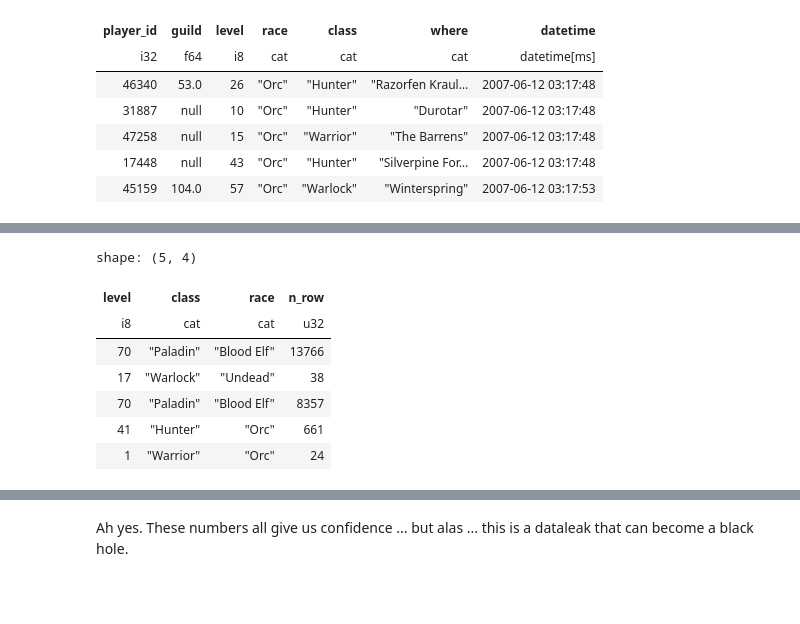
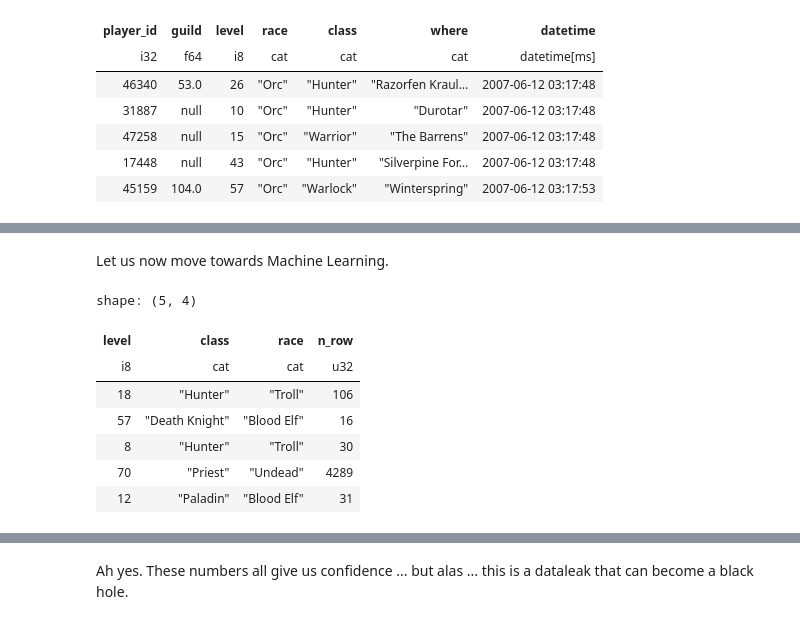
Before and after one commit to koaning/scikit-churn, a Jupyter notebook: why-scikit-churn.ipynb, the cells around one changed output, grey strips where cells are left out. Saved outputs shown, nothing was run; the diff lists cells and outputs as text; code cells hidden in the pictures; blank space fills up the shorter version.

```diff
--- a/why-scikit-churn.ipynb
+++ b/why-scikit-churn.ipynb
@@ -52,16 +28,37 @@ ml_df = (
-# %%
-y = np.array(ml_df['target']).astype(int)
-X = ml_df.drop("target", "player_id")
-X.head()
-# %% [output]
-shape: (5, 4)
-| level | class | race | n_row |
-| i8 | cat | cat | u32 |
-| 70 | "Paladin" | "Blood Elf" | 13766 |
-| 17 | "Warlock" | "Undead" | 38 |
-| 70 | "Paladin" | "Blood Elf" | 8357 |
-| 41 | "Hunter" | "Orc" | 661 |
-| 1 | "Warrior" | "Orc" | 24 |
+# %% [markdown]
+Let us now move towards Machine Learning.
+# %%
+df_target = (df
+ .group_by("player_id")
+ .agg(pl.col("datetime").max())
+ .with_columns(target=pl.col("datetime").dt.year() >= 2007 )
+ .drop("datetime"))
+# %%
+ml_df = (df
+ .group_by("player_id")
+ .agg(
+     pl.col("level").max(),
+     pl.col("class").first(),
+     pl.col("race").first(),
+     pl.len().alias("n_row"),
+ )
+ .join(df_target, on="player_id")
+ .drop("player_id")
+ .filter(pl.col("n_row") > 10)
+)
+# %%
+y = np.array(ml_df['target'])
+X = ml_df.drop("target")
+X.head()
+# %% [output]
+shape: (5, 4)
+| level | class | race | n_row |
+| i8 | cat | cat | u32 |
+| 18 | "Hunter" | "Troll" | 106 |
+| 57 | "Death Knight" | "Blood Elf" | 16 |
+| 8 | "Hunter" | "Troll" | 30 |
+| 70 | "Priest" | "Undead" | 4289 |
+| 12 | "Paladin" | "Blood Elf" | 31 |
 # %%
 from skrub import SelectCols
 from sklearn.pipeline import make_pipeline, make_union
```
Also changed, not shown: parts of 14 cells of this notebook.
